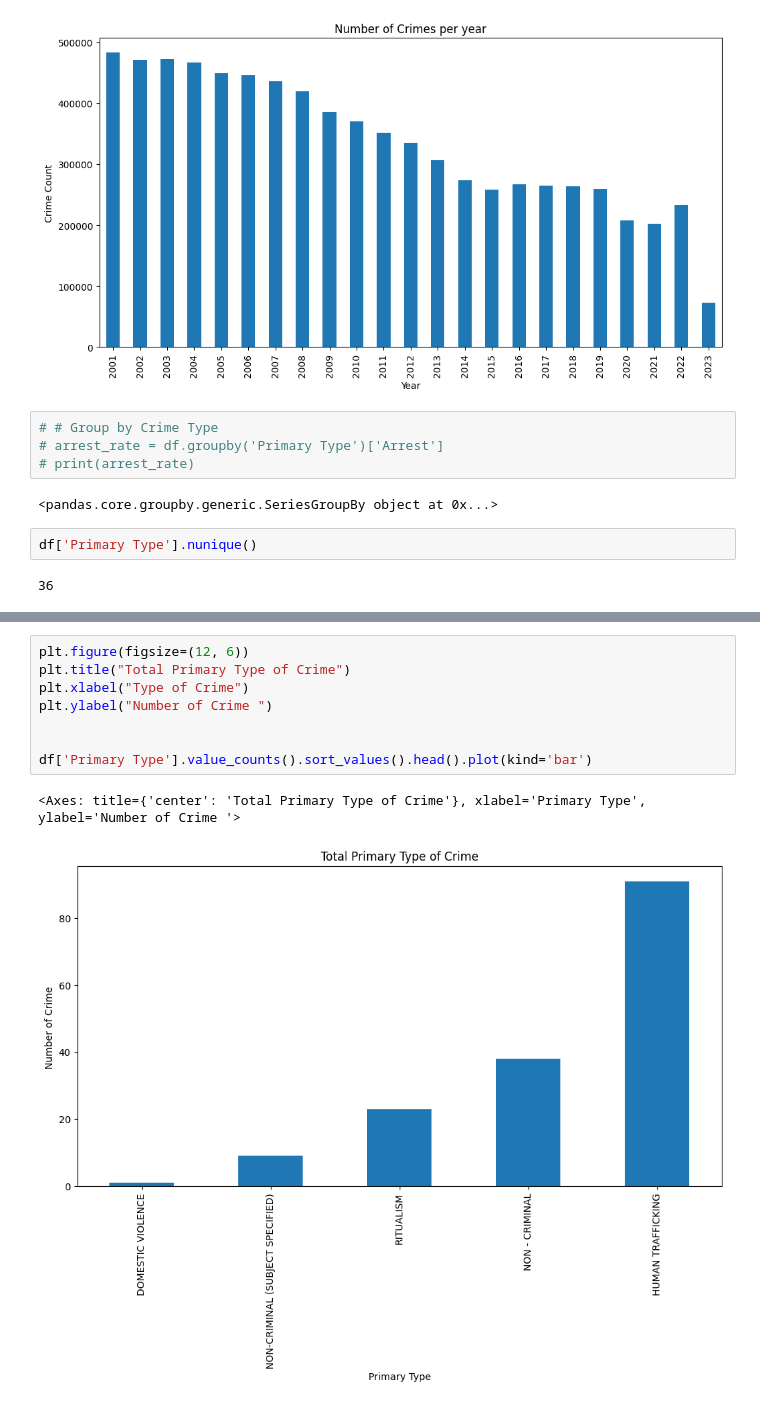
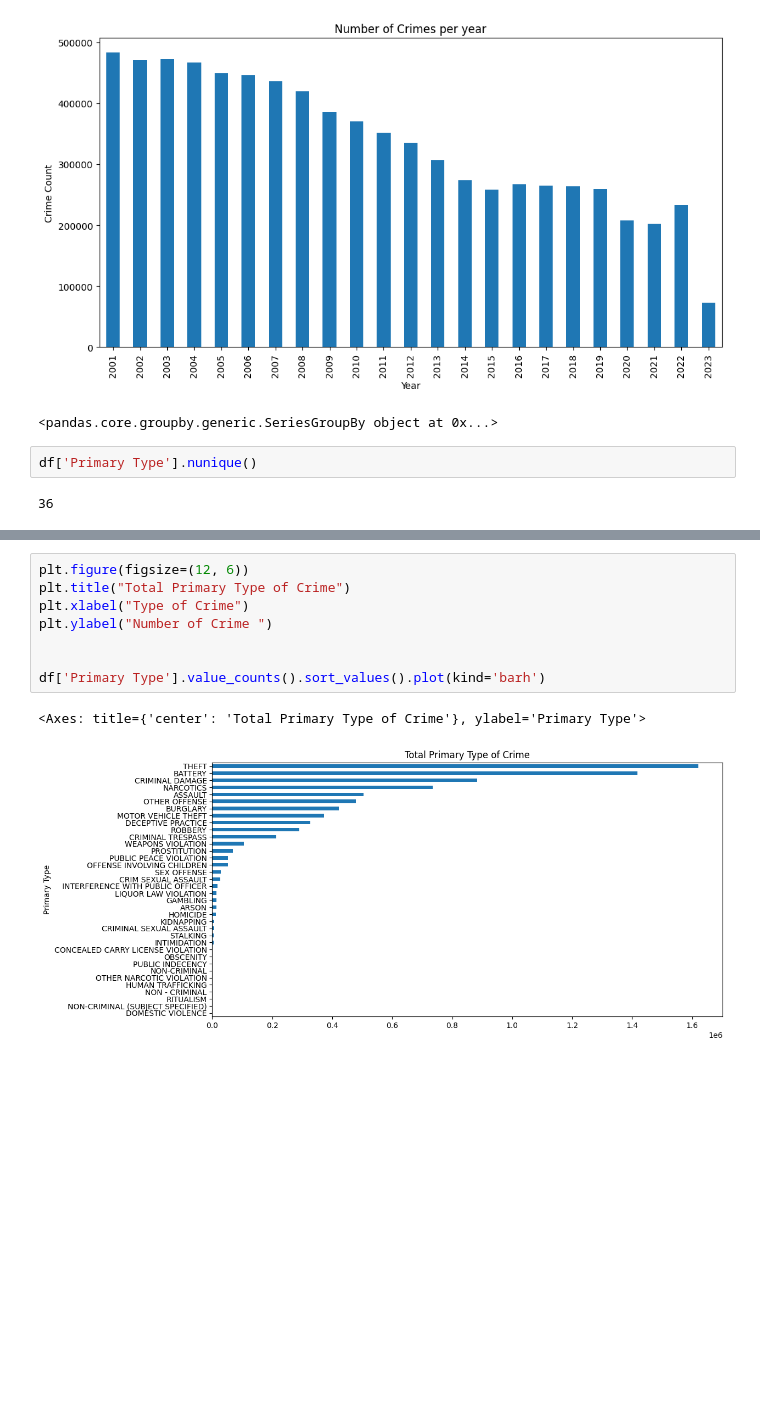
Before and after one commit to Dev-olaW/my_task, a Jupyter notebook: week_9/task19.ipynb, the cells around one changed output, grey strips where cells are left out. Cells and saved outputs as stored; diff of their text form; blank space fills up the shorter version.

```diff
--- a/week_9/task19.ipynb
+++ b/week_9/task19.ipynb
@@ -307,9 +307,6 @@ Year with highest crime: 2001 482877
 Text(0, 0.5, 'Crime Count')
 [figure]
 # %%
-# # Group by Crime Type
-# arrest_rate = df.groupby('Primary Type')['Arrest']
-# print(arrest_rate)
 # %% [output]
 <pandas.core.groupby.generic.SeriesGroupBy object at 0x...>
 # %%
@@ -339,11 +336,11 @@ Name: count, dtype: int64
 # %%
 plt.figure(figsize=(12, 6))
 plt.title("Total Primary Type of Crime")
 plt.xlabel("Type of Crime")
 plt.ylabel("Number of Crime ")
 
 
-df['Primary Type'].value_counts().sort_values().head().plot(kind='bar')
+df['Primary Type'].value_counts().sort_values().plot(kind='barh')
 # %% [output]
-<Axes: title={'center': 'Total Primary Type of Crime'}, xlabel='Primary Type', ylabel='Number of Crime '>
+<Axes: title={'center': 'Total Primary Type of Crime'}, ylabel='Primary Type'>
-[figure, old version]
+[figure, new version]
```
Also changed, not shown: parts of 5 cells of this notebook.
